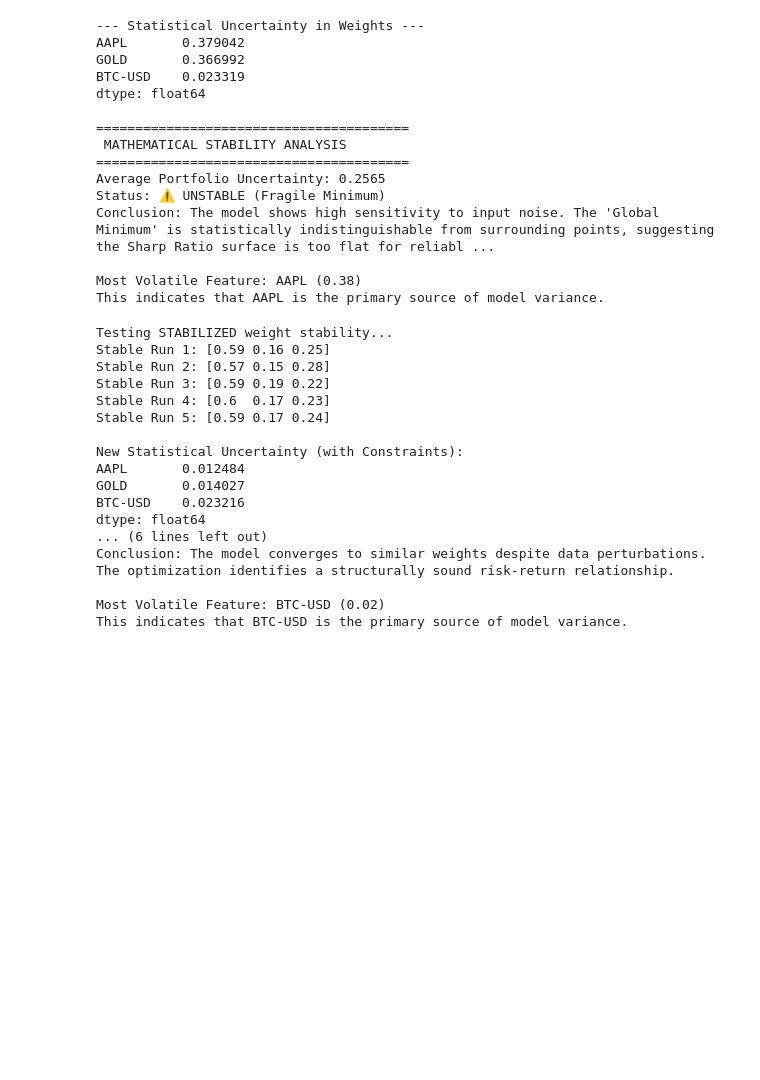
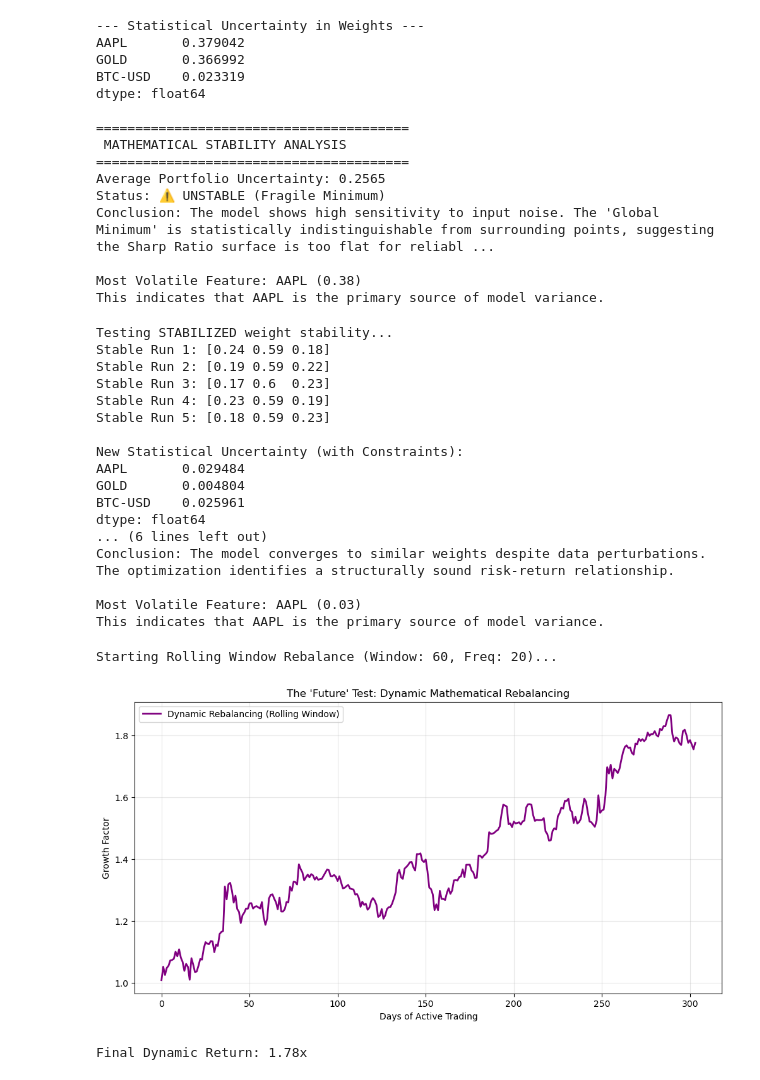
Before and after one commit to Nikovts/math-for-finance-project, a Jupyter notebook: main.ipynb, the cells around one changed output. Cells and saved outputs as stored; diff of their text form; code cells hidden in the pictures; blank space fills up the shorter version.

```diff
--- a/main.ipynb
+++ b/main.ipynb
@@ -453,7 +453,12 @@ def get_constrained_weights(period_returns, max_weight=0.6, min_weight=0.05):
             continue # Skip portfolios that are too 'unbalanced'
 
         p_ret = np.dot(period_returns.values, w)
-        score = np.mean(p_ret) - (0.5 * np.std(p_ret)) # Simplified for speed
+        m, s = np.mean(p_ret), np.std(p_ret)
+        sk, ku = pd.Series(p_ret).skew(), pd.Series(p_ret).kurtosis()
+
+
+        score = m - (0.5 * s) + (0.1 * sk) - (0.2 * ku)
+
 
         if score > best_score:
             best_score = score
@@ -478,19 +483,62 @@ print(stable_df.std())
 stability_classification(stable_df.std())
 # %% [output]
 Testing STABILIZED weight stability...
-Stable Run 1: [0.59 0.16 0.25]
-Stable Run 2: [0.57 0.15 0.28]
-Stable Run 3: [0.59 0.19 0.22]
-Stable Run 4: [0.6  0.17 0.23]
-Stable Run 5: [0.59 0.17 0.24]
+Stable Run 1: [0.24 0.59 0.18]
+Stable Run 2: [0.19 0.59 0.22]
+Stable Run 3: [0.17 0.6  0.23]
+Stable Run 4: [0.23 0.59 0.19]
+Stable Run 5: [0.18 0.59 0.23]
 
 New Statistical Uncertainty (with Constraints):
-AAPL       0.012484
-GOLD       0.014027
-BTC-USD    0.023216
+AAPL       0.029484
+GOLD       0.004804
+BTC-USD    0.025961
 dtype: float64
 ... (6 lines left out)
 Conclusion: The model converges to similar weights despite data perturbations. The optimization identifies a structurally sound risk-return relationship.
 
-Most Volatile Feature: BTC-USD (0.02)
-This indicates that BTC-USD is the primary source of model variance.
+Most Volatile Feature: AAPL (0.03)
+This indicates that AAPL is the primary source of model variance.
+# %%
+# ---  Dynamic Rolling Window Rebalancing ---
+
+window_size = 60  # Look back 60 days to find 'Best Weights'
+rebalance_freq = 20  # Re-calculate every 20 days (approx. 1 month)
+
+portfolio_returns_dynamic = []
+
+print(f"Starting Rolling Window Rebalance (Window: {window_size}, Freq: {rebalance_freq})...")
+
+# Iterate through the test data in chunks
+for i in range(window_size, len(returns), rebalance_freq):
+    # 1. 'Look Back' at the previous window of data
+    lookback_data = returns.iloc[i-window_size : i]
+
+    # 2. Re-optimize weights based on that specific period's math (Moments)
+    # We use our 'Constrained' version for stability
+    current_best_w = get_constrained_weights(lookback_data)
+
+    # 3. Apply these weights to the 'Future' (the next 20 days)
+    future_period = returns.iloc[i : i+rebalance_freq]
+    if not future_period.empty:
+        period_rets = np.dot(future_period.values, current_best_w)
+        portfolio_returns_dynamic.extend(period_rets)
+
+# 4. Calculate Cumulative Growth
+dynamic_perf = np.cumprod(1 + np.array(portfolio_returns_dynamic))
+
+# 5. Visualization: Static vs. Dynamic Math
+plt.figure(figsize=(12, 6))
+plt.plot(dynamic_perf, label='Dynamic Rebalancing (Rolling Window)', color='purple', linewidth=2)
+plt.title("The 'Future' Test: Dynamic Mathematical Rebalancing")
+plt.ylabel("Growth Factor")
+plt.xlabel("Days of Active Trading")
+plt.legend()
+plt.grid(True, alpha=0.3)
+plt.show()
+
+print(f"Final Dynamic Return: {dynamic_perf[-1]:.2f}x")
+# %% [output]
+Starting Rolling Window Rebalance (Window: 60, Freq: 20)...
+[figure, added]
+Final Dynamic Return: 1.78x
```
Also changed, not shown: parts of 1 cell of this notebook.
